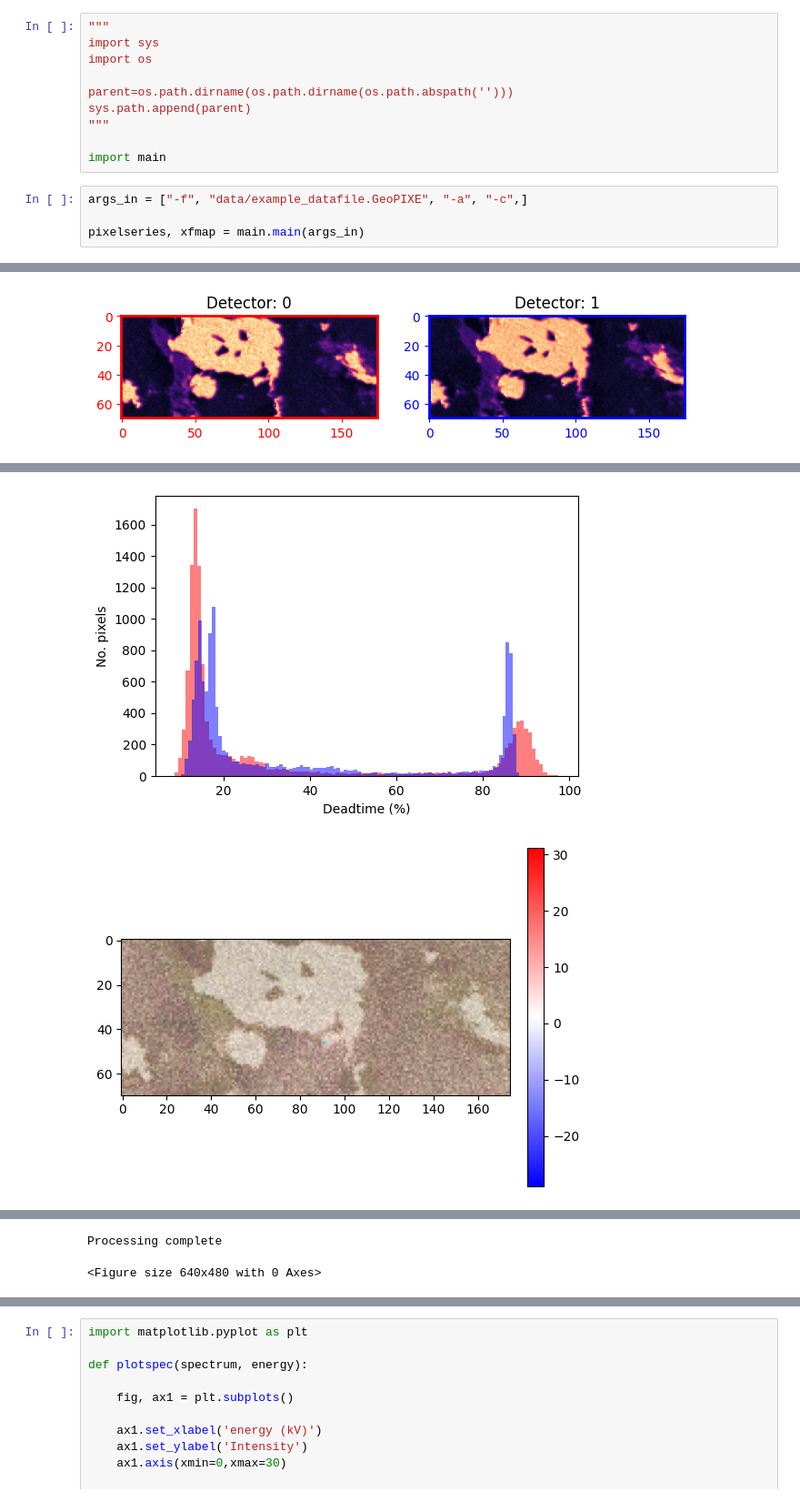
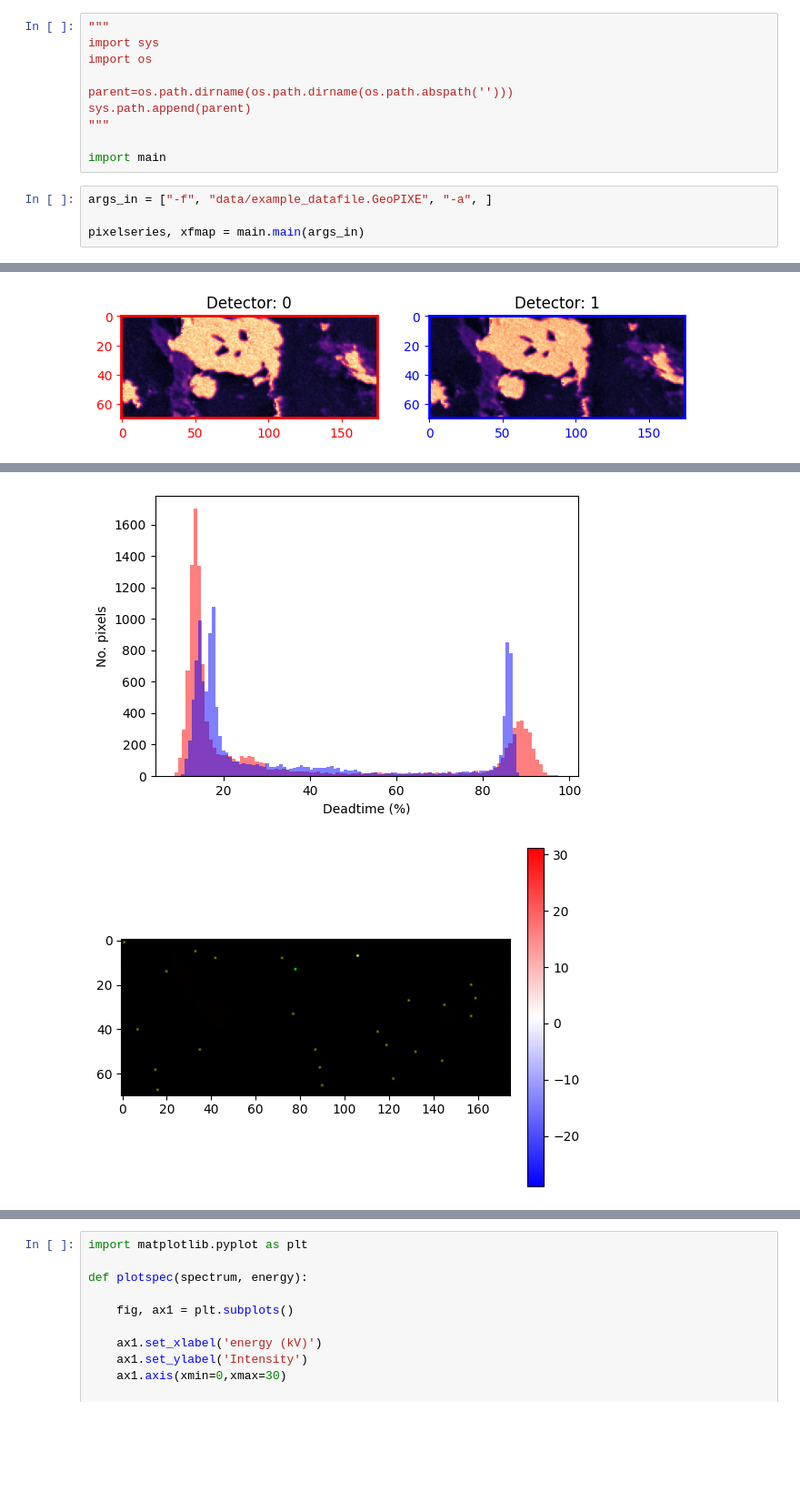
Before and after one commit to lachlanc61/ColourspecXFM, a Jupyter notebook: fitting.ipynb, the cells around one changed output, grey strips where cells are left out. Shown at 91% size. Saved outputs shown, nothing was run; the diff lists cells and outputs as text; blank space fills up the shorter version.

```diff
--- a/fitting.ipynb
+++ b/fitting.ipynb
@@ -9,7 +9,7 @@ sys.path.append(parent)
 
 import main
 # %%
-args_in = ["-f", "data/example_datafile.GeoPIXE", "-a", "-c",]
+args_in = ["-f", "data/example_datafile.GeoPIXE", "-a", ]
 
 pixelseries, xfmap = main.main(args_in)
 # %% [output]
@@ -33,6 +33,6 @@ saving combined file for UMAP with shape (4096,)
 [figure]
 [figure]
 [figure]
 [figure]
 [figure]
-[figure, old version]
+[figure, new version]
@@ -40,2 +38,0 @@ saving combined file for UMAP with shape (4096,)
-Processing complete
-<Figure size 640x480 with 0 Axes>
```
Also changed, not shown: parts of 14 cells of this notebook, 2 other files.
